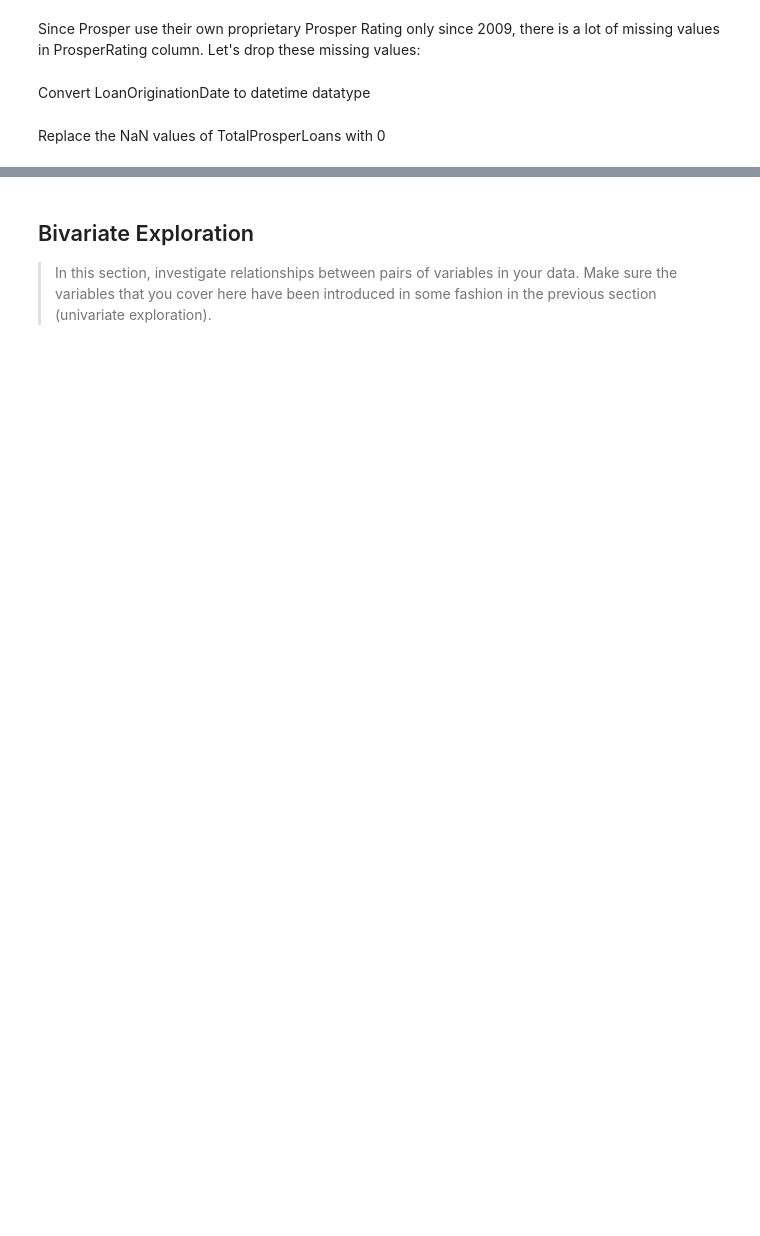
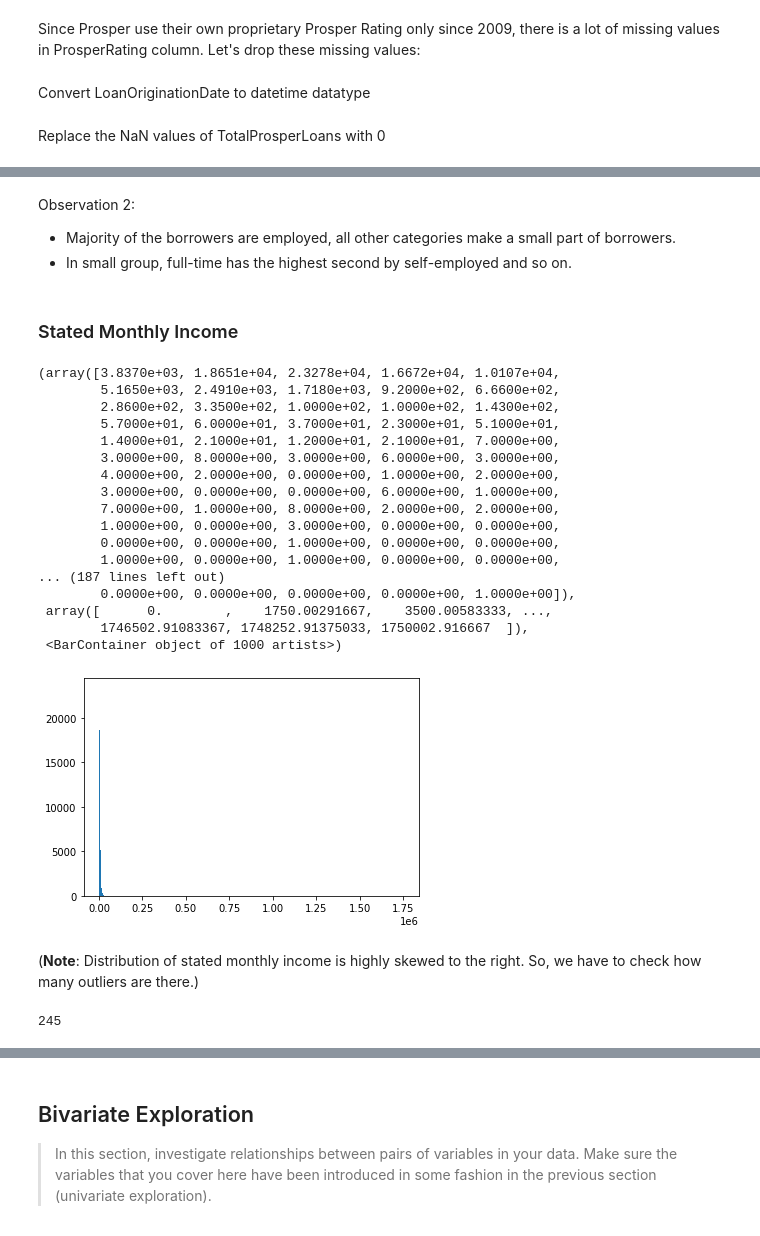
Before and after one commit to NgweBecky/Communicate-data-findings, a Jupyter notebook: Part_I_exploration.ipynb, the cells around one changed output, grey strips where cells are left out. Saved outputs shown, nothing was run; the diff lists cells and outputs as text; code cells hidden in the pictures; blank space fills up the shorter version.

```diff
--- a/Part_I_exploration.ipynb
+++ b/Part_I_exploration.ipynb
@@ -200,0 +211,38 @@ and prepare yourself to look at relationships between variables.
+# %% [markdown]
+Observation 2:
+<ul>
+<li>Majority of the borrowers are employed, all other categories make a small part of borrowers.</li>
+<li>In small group, full-time has the highest second by self-employed and so on.</li>
+</ul>
+# %% [markdown]
+### Stated Monthly Income
+# %%
+plt.hist(data=target_df, x='StatedMonthlyIncome', bins=1000)
+# %% [output]
+(array([3.8370e+03, 1.8651e+04, 2.3278e+04, 1.6672e+04, 1.0107e+04,
+        5.1650e+03, 2.4910e+03, 1.7180e+03, 9.2000e+02, 6.6600e+02,
+        2.8600e+02, 3.3500e+02, 1.0000e+02, 1.0000e+02, 1.4300e+02,
+        5.7000e+01, 6.0000e+01, 3.7000e+01, 2.3000e+01, 5.1000e+01,
+        1.4000e+01, 2.1000e+01, 1.2000e+01, 2.1000e+01, 7.0000e+00,
+        3.0000e+00, 8.0000e+00, 3.0000e+00, 6.0000e+00, 3.0000e+00,
+        4.0000e+00, 2.0000e+00, 0.0000e+00, 1.0000e+00, 2.0000e+00,
+        3.0000e+00, 0.0000e+00, 0.0000e+00, 6.0000e+00, 1.0000e+00,
+        7.0000e+00, 1.0000e+00, 8.0000e+00, 2.0000e+00, 2.0000e+00,
+        1.0000e+00, 0.0000e+00, 3.0000e+00, 0.0000e+00, 0.0000e+00,
+        0.0000e+00, 0.0000e+00, 1.0000e+00, 0.0000e+00, 0.0000e+00,
+        1.0000e+00, 0.0000e+00, 1.0000e+00, 0.0000e+00, 0.0000e+00,
+... (187 lines left out)
+        0.0000e+00, 0.0000e+00, 0.0000e+00, 0.0000e+00, 1.0000e+00]),
+ array([      0.        ,    1750.00291667,    3500.00583333, ...,
+        1746502.91083367, 1748252.91375033, 1750002.916667  ]),
+ <BarContainer object of 1000 artists>)
+[figure, added]
+# %% [markdown]
+(<b>Note</b>: Distribution of stated monthly income is highly skewed to the right. So, we have to check how many outliers are there.)
+# %%
+income_std = target_df['StatedMonthlyIncome'].std()
+income_mean = target_df['StatedMonthlyIncome'].mean()
+boundary = income_mean + income_std * 3
+len(target_df[target_df['StatedMonthlyIncome'] >= boundary])
+# %% [output]
+245
```
Also changed, not shown: parts of 49 cells of this notebook.
